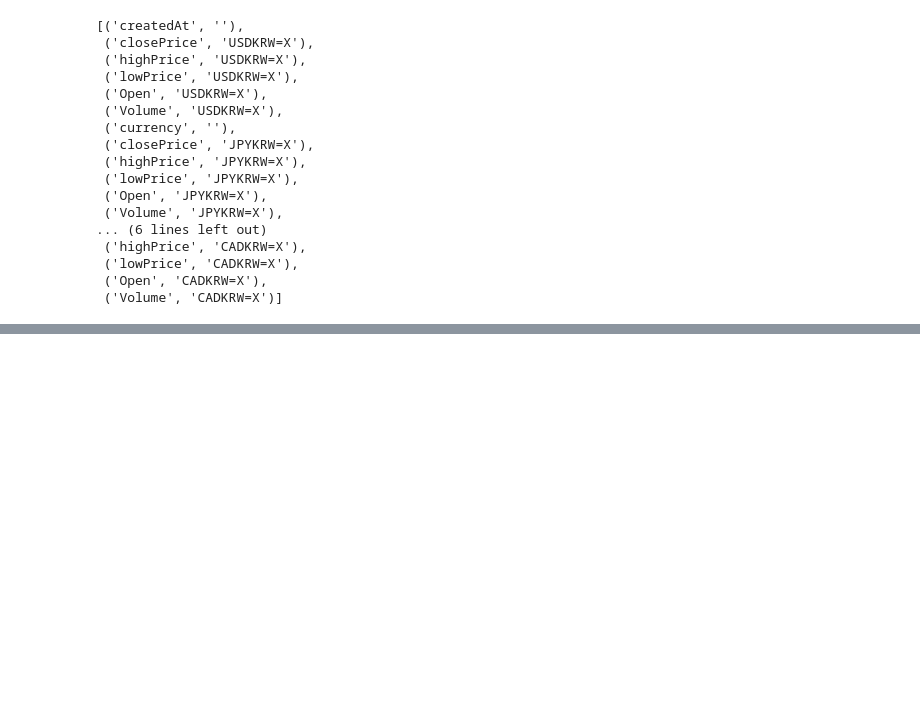
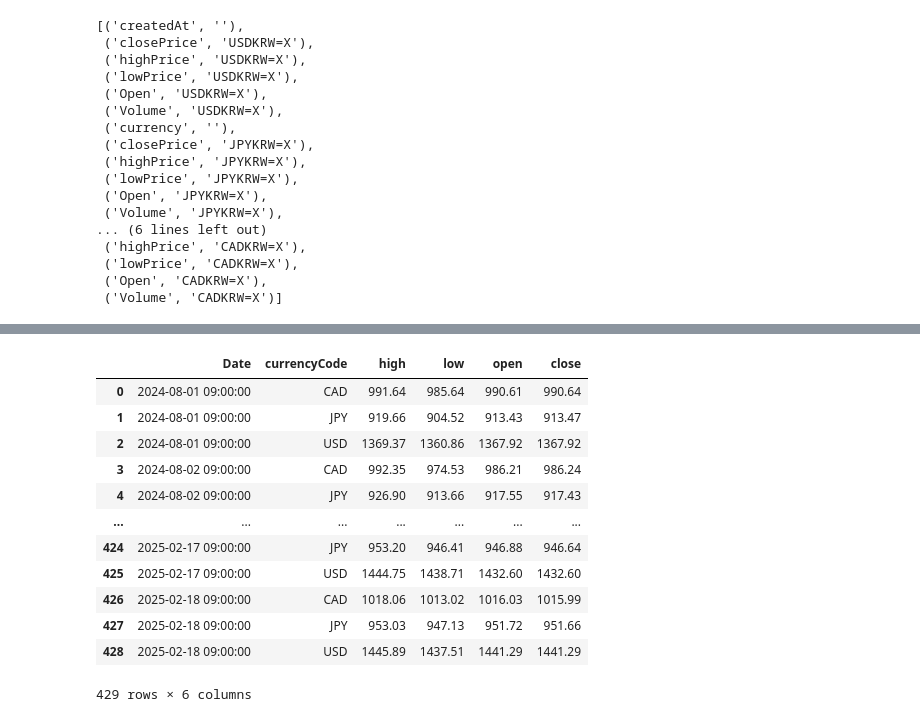
Before and after one commit to PlutoJoshua/profit_analysis, a Jupyter notebook: test.ipynb, the cells around one changed output, grey strips where cells are left out. Cells and saved outputs as stored; diff of their text form; code cells hidden in the pictures; blank space fills up the shorter version.

```diff
--- a/test.ipynb
+++ b/test.ipynb
@@ -1032,0 +1056,24 @@ print(currency_data.head(10))
+# %%
+def load_yh_data():
+    # 야후 데이터 로드
+    final_df = pd.read_csv('../yh.csv')
+    final_df['Date'] = pd.to_datetime(final_df['Date'], format='%Y-%m-%d') + pd.Timedelta(hours=9) # UTC -> KST
+
+    return final_df
+
+df = load_yh_data()
+df
+# %% [output]
+|  | Date | currencyCode | high | low | open | close |
+| 0 | 2024-08-01 09:00:00 | CAD | 991.64 | 985.64 | 990.61 | 990.64 |
+| 1 | 2024-08-01 09:00:00 | JPY | 919.66 | 904.52 | 913.43 | 913.47 |
+| 2 | 2024-08-01 09:00:00 | USD | 1369.37 | 1360.86 | 1367.92 | 1367.92 |
+| 3 | 2024-08-02 09:00:00 | CAD | 992.35 | 974.53 | 986.21 | 986.24 |
+| 4 | 2024-08-02 09:00:00 | JPY | 926.90 | 913.66 | 917.55 | 917.43 |
+| ... | ... | ... | ... | ... | ... | ... |
+| 424 | 2025-02-17 09:00:00 | JPY | 953.20 | 946.41 | 946.88 | 946.64 |
+| 425 | 2025-02-17 09:00:00 | USD | 1444.75 | 1438.71 | 1432.60 | 1432.60 |
+| 426 | 2025-02-18 09:00:00 | CAD | 1018.06 | 1013.02 | 1016.03 | 1015.99 |
+| 427 | 2025-02-18 09:00:00 | JPY | 953.03 | 947.13 | 951.72 | 951.66 |
+| 428 | 2025-02-18 09:00:00 | USD | 1445.89 | 1437.51 | 1441.29 | 1441.29 |
+429 rows × 6 columns
```
Also changed, not shown: parts of 5 cells of this notebook, 2 other files.
